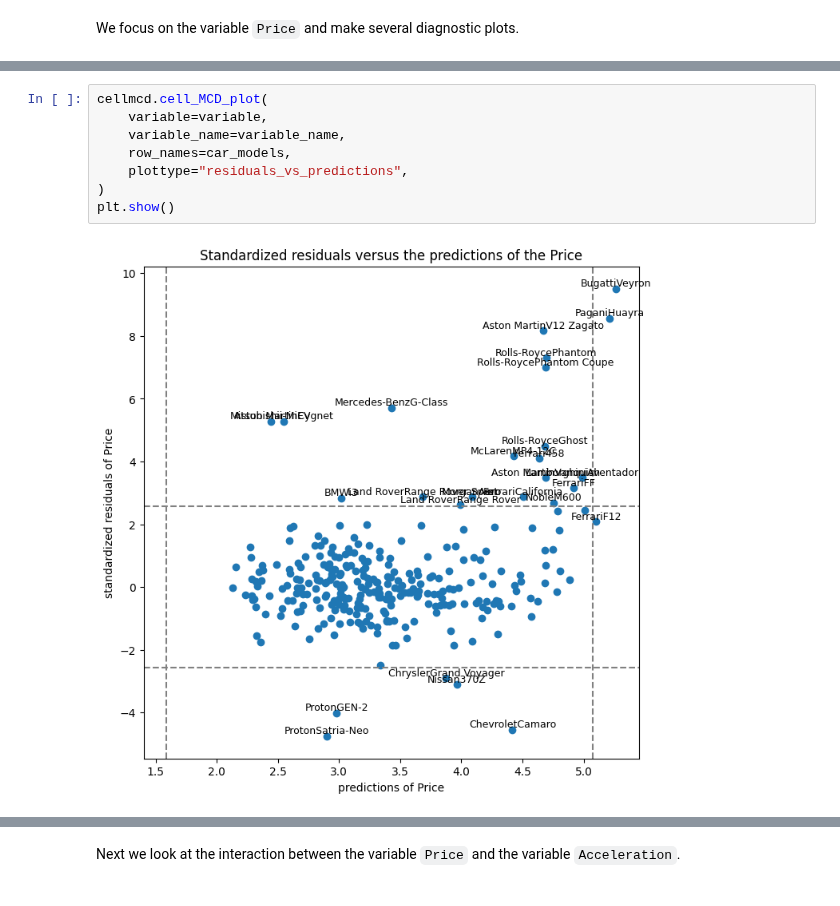
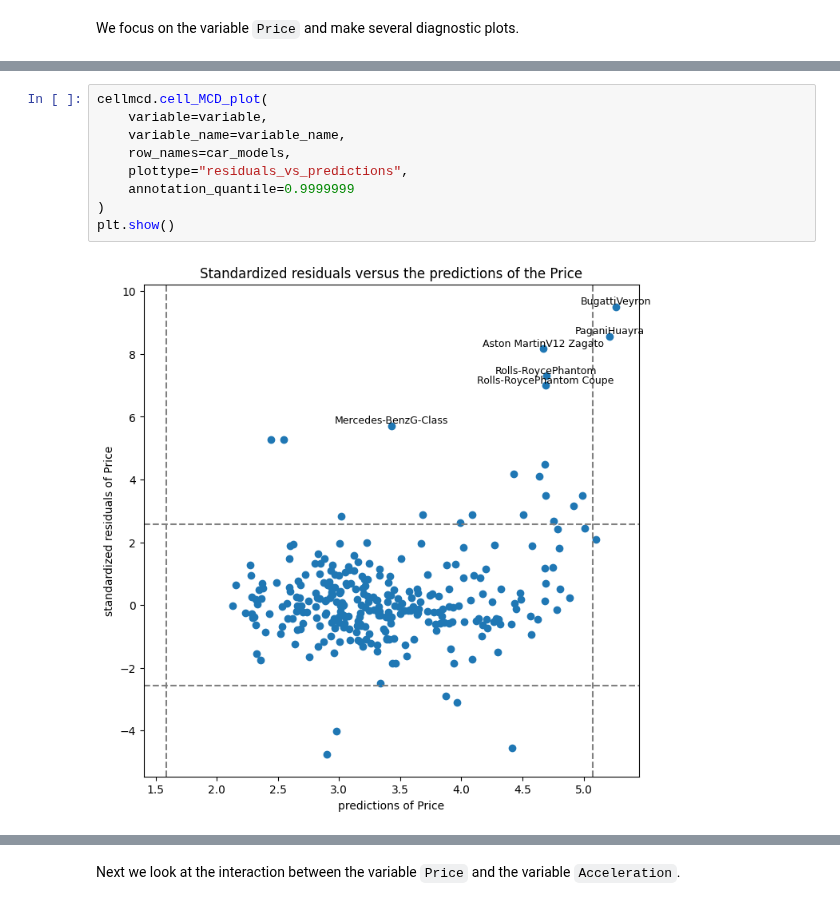
Before and after one commit to STAN-UAntwerp/robpy, a Jupyter notebook: docs/source/notebooks/cellmcd.ipynb, the cells around one changed output, grey strips where cells are left out. Cells and saved outputs as stored; diff of their text form.

```diff
--- a/docs/source/notebooks/cellmcd.ipynb
+++ b/docs/source/notebooks/cellmcd.ipynb
@@ -71,13 +76,14 @@ plt.show()
 # %%
 cellmcd.cell_MCD_plot(
     variable=variable,
     variable_name=variable_name,
     row_names=car_models,
     plottype="residuals_vs_predictions",
+    annotation_quantile=0.9999999
 )
 plt.show()
 # %% [output]
-[figure, old version]
+[figure, new version]
 # %%
 cellmcd.cell_MCD_plot(
     variable=variable,
```
Also changed, not shown: parts of 4 cells of this notebook, 2 other files.
